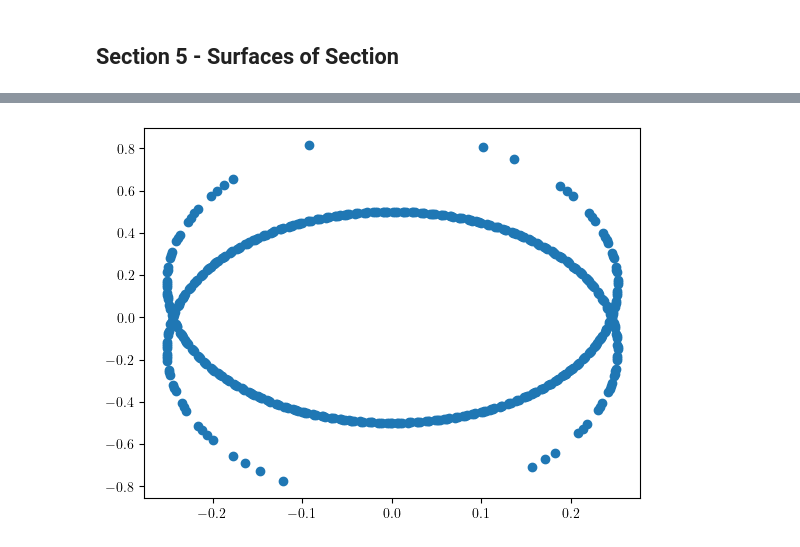
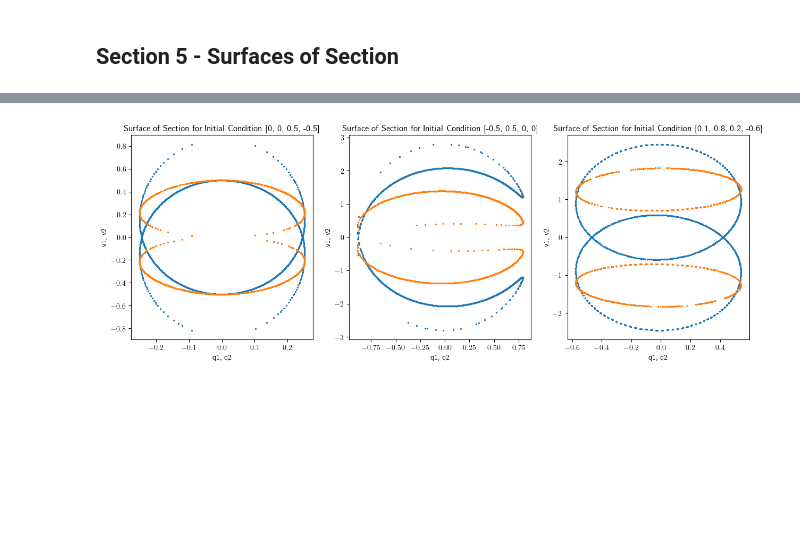
Before and after one commit to levgru/phys111_gruber_schofield, a Jupyter notebook: main.ipynb, the cells around one changed output, grey strips where cells are left out. Drawn from its saved outputs; the diff is of its cells as text; code cells hidden in the pictures; blank space fills up the shorter version.

Commit message:
functional general surface of section

```diff
--- a/main.ipynb
+++ b/main.ipynb
@@ -85,7 +85,7 @@ Run this block to check Hamiltonian conservation (conservation of energy)
 '''
 # Instantiate initial conditions
 #y0 = [0.65, 1.1, 0, 0]
-y0 0 [0, 0, -0.5, 0.5]
+y0 = [0, 0, -0.5, 0.5]
 # Instantiate time span
 t_start = 0.1
 t_end = 100
@@ -206,23 +220,10 @@ plt.show()
 # %% [markdown]
 ## Section 5 - Surfaces of Section
 # %%
-y0 = [0, 0, 0.5, -0.5]
-
 # instantiate a set of initial conditions ~ not currently used
-init_conds = [[0.65, 1.1, 0, 0], [0, 0, 0, 0]]
+init_conds = [[0, 0, 0.5, -0.5], [-0.5, 0.5, 0, 0], [0.1, 0.8, 0.2, -0.6]] #[0.65, 1.1, 0, 0],
 
 ##### New method
-t_prev = 0
-q_prev = 0
-sos_num = 500
-num_points = 0
-t_sos_vals = []
-q1_sos_vals = []
-q2_sos_vals = []
-v1_sos_vals = []
-v2_sos_vals = []
-T = 1 # update with non-dimensionalized time coefficient
-L = 1
 
 def find_crossing(t_prev, y_prev, T, L):
     """
@@ -237,33 +238,58 @@ def find_crossing(t_prev, y_prev, T, L):
         if T < 1e-6:  # Ensure the time step is small enough
             return result
         else:
-            mid_t = (t_prev + t_prev + T) / 2
-            mid_y = result.y[:, len(result.y[0]) // 2]
             return find_crossing(t_prev, y_prev, T / 2, L / 2)
     else:  # If no crossing, advance time and keep going
         return find_crossing(t_prev + T, result.y[:, -1], T, L)
 
 # Main loop
-t_prev = 0
-y_prev = y0
+def find_sos(y0, hold_q2 = True):
+    t_prev = 0
+    sos_num = 1000
+    t_sos_vals = []
+    q_sos_vals = []
+    v1_sos_vals = []
+    v2_sos_vals = []
 
-while len(q1_sos_vals) < sos_num:
-    # Solve over the time step
-    t_eval = np.linspace(t_prev, t_prev + T, 1000)
-    result = solve_ivp(deriv, [t_prev, t_prev + T], y_prev, t_eval=t_eval, method='LSODA', rtol=1e-8, atol=1e-10)
+    y_prev = y0
 
-    # Check for crossing
-    if (result.y[1][0] > 0 and result.y[1][-1] < 0) or (result.y[1][0] < 0 and result.y[1][-1] > 0):
-        output = find_crossing(t_prev, y_prev, T, L)
-        t_sos_vals.append(output.t[-1])
-        q1_sos_vals.append(output.y[0][-1])
-        v1_sos_vals.append(output.y[2][-1])
-        v2_sos_vals.append(output.y[3][-1])
+    T = 1 # update with non-dimensionalized time coefficient
+    L = 1
+    while len(q_sos_vals) < sos_num:
+        t_eval = np.linspace(t_prev, t_prev + T, 1000)
+        result = solve_ivp(deriv, [t_prev, t_prev + T], y_prev, t_eval=t_eval, method='LSODA', rtol=1e-8, atol=1e-10)
 
-    # Update initial state for the next iteration
-    t_prev += T
-    y_prev = result.y[:, -1]
+        # check crossing
+        if hold_q2:
+            # Check for crossing
+            if (result.y[1][0] > 0 and result.y[1][-1] < 0) or (result.y[1][0] < 0 and result.y[1][-1] > 0):
+                output = find_crossing(t_prev, y_prev, T, L)
+                t_sos_vals.append(output.t[-1])
+                q_sos_vals.append(output.y[0][-1])
+                v1_sos_vals.append(output.y[2][-1])
+                v2_sos_vals.append(output.y[3][-1])
 
-fix, ax = plt.subplots()
-ax.scatter(q1_sos_vals, v1_sos_vals)
+        else:
+            # Check for crossing
+            if (result.y[0][0] > 0 and result.y[0][-1] < 0) or (result.y[0][0] < 0 and result.y[0][-1] > 0):
+                output = find_crossing(t_prev, y_prev, T, L)
+                t_sos_vals.append(output.t[-1])
+                q_sos_vals.append(output.y[0][-1])
+                v1_sos_vals.append(output.y[2][-1])
+                v2_sos_vals.append(output.y[3][-1])
+
+            # Update initial state for the next iteration
+        t_prev = result.t[-1]
+        y_prev = result.y[:, -1]
+    return t_sos_vals, q_sos_vals, v1_sos_vals, v2_sos_vals
+
+fig, axs = plt.subplots(1, len(init_conds), figsize = (15,5))
+for i, y0 in enumerate(init_conds):
+    t_sos_vals, q1_sos_vals, v1_sos_vals, v2_sos_vals = find_sos(y0, hold_q2=True)
+    axs[i].scatter(q1_sos_vals, v1_sos_vals, s=2, label='q1 fixed')
+    t_sos_vals, q_sos_vals, v1_sos_vals, v2_sos_vals = find_sos(y0, hold_q2=False)
+    axs[i].scatter(q_sos_vals, v2_sos_vals, s=2)
+    axs[i].set_xlabel('q1, q2')
+    axs[i].set_ylabel('v1, v2')
+    axs[i].set_title(f'Surface of Section for Initial Condition {y0}')
 # %% [output]
@@ -271,4 +296,4 @@ ax.scatter(q1_sos_vals, v1_sos_vals)
-[figure, old version]
+[figure, new version]
 # %%
 '''
 
```
Also changed, not shown: parts of 5 cells of this notebook.
